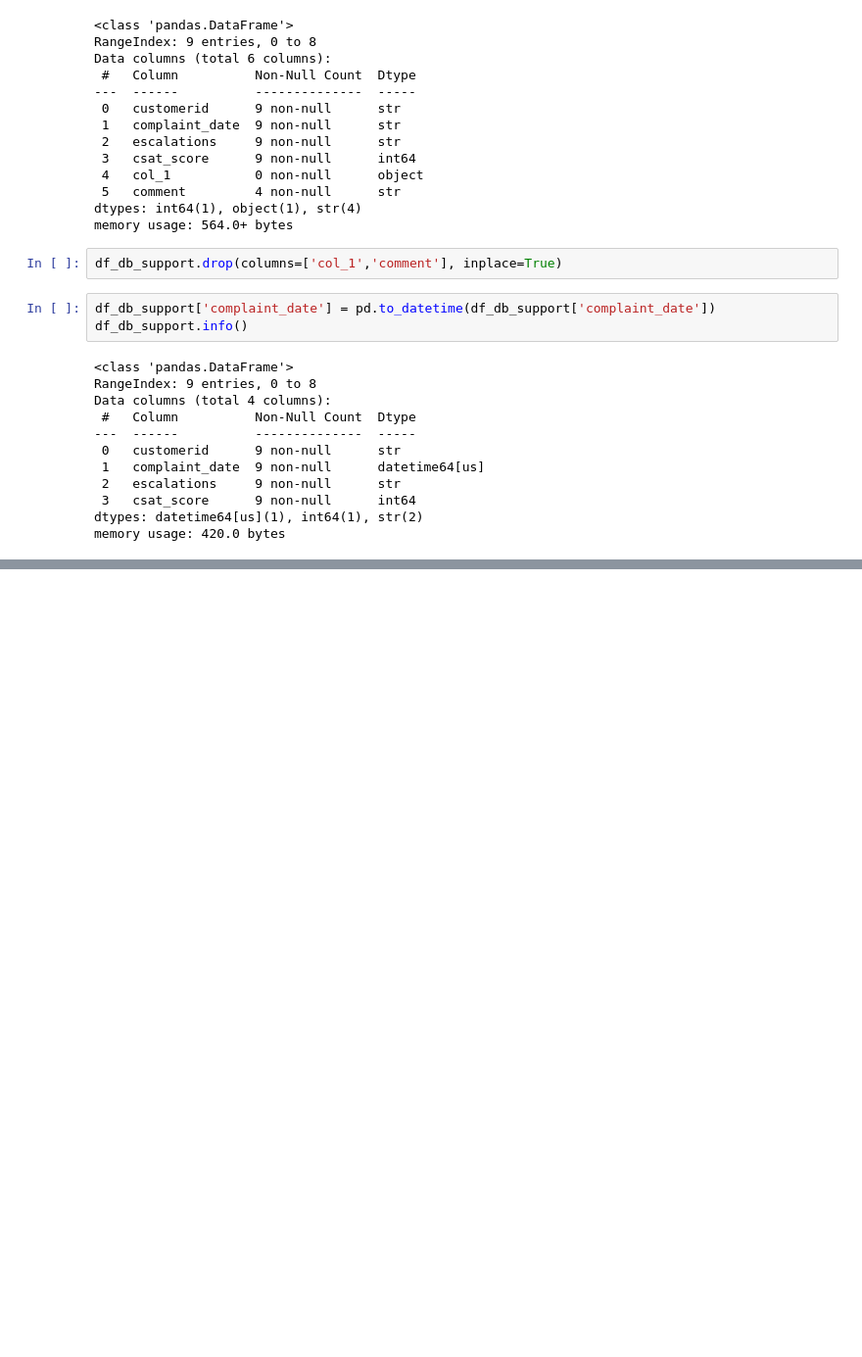
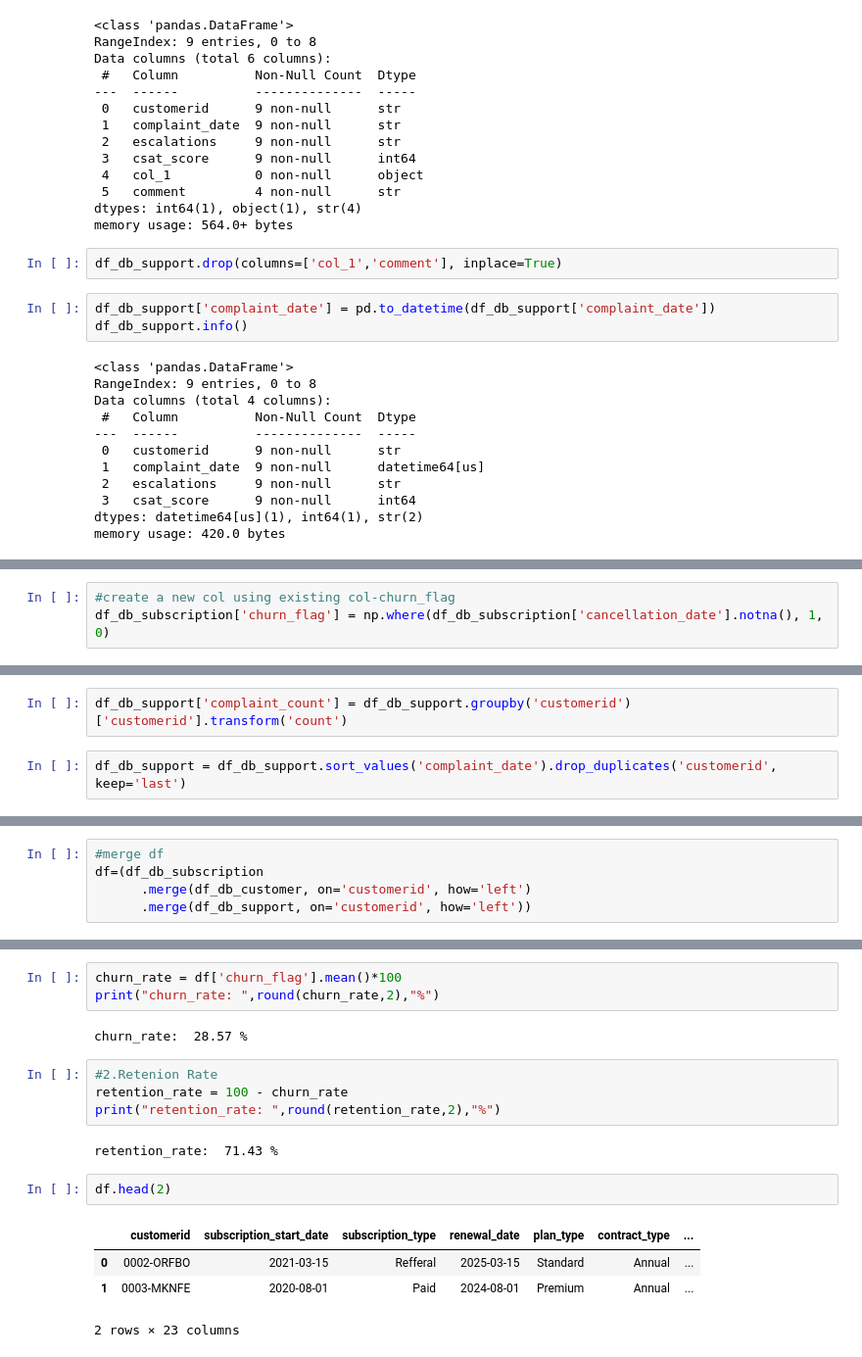
Before and after one commit to Reshmila2002/churn-analysis-project, a Jupyter notebook: churn_analysis_project.ipynb, the cells around one changed output, grey strips where cells are left out. Shown at 98% size. Cells and saved outputs as stored; diff of their text form; blank space fills up the shorter version.

```diff
--- a/churn_analysis_project.ipynb
+++ b/churn_analysis_project.ipynb
@@ -214,0 +210,3 @@ memory usage: 420.0 bytes
+# %%
+#create a new col using existing col-churn_flag
+df_db_subscription['churn_flag'] = np.where(df_db_subscription['cancellation_date'].notna(), 1, 0)
@@ -214,0 +260,4 @@ memory usage: 420.0 bytes
+# %%
+df_db_support['complaint_count'] = df_db_support.groupby('customerid')['customerid'].transform('count')
+# %%
+df_db_support = df_db_support.sort_values('complaint_date').drop_duplicates('customerid', keep='last')
@@ -214,0 +268,5 @@ memory usage: 420.0 bytes
+# %%
+#merge df
+df=(df_db_subscription
+      .merge(df_db_customer, on='customerid', how='left')
+      .merge(df_db_support, on='customerid', how='left'))
@@ -214,0 +293,18 @@ memory usage: 420.0 bytes
+# %%
+churn_rate = df['churn_flag'].mean()*100
+print("churn_rate: ",round(churn_rate,2),"%")
+# %% [output]
+churn_rate:  28.57 %
+# %%
+#2.Retenion Rate
+retention_rate = 100 - churn_rate
+print("retention_rate: ",round(retention_rate,2),"%")
+# %% [output]
+retention_rate:  71.43 %
+# %%
+df.head(2)
+# %% [output]
+|  | customerid | subscription_start_date | subscription_type | renewal_date | plan_type | contract_type | ... |
+| 0 | 0002-ORFBO | 2021-03-15 | Refferal | 2025-03-15 | Standard | Annual | ... |
+| 1 | 0003-MKNFE | 2020-08-01 | Paid | 2024-08-01 | Premium | Annual | ... |
+2 rows × 23 columns
```
Also changed, not shown: parts of 23 cells of this notebook, 1 other file.
